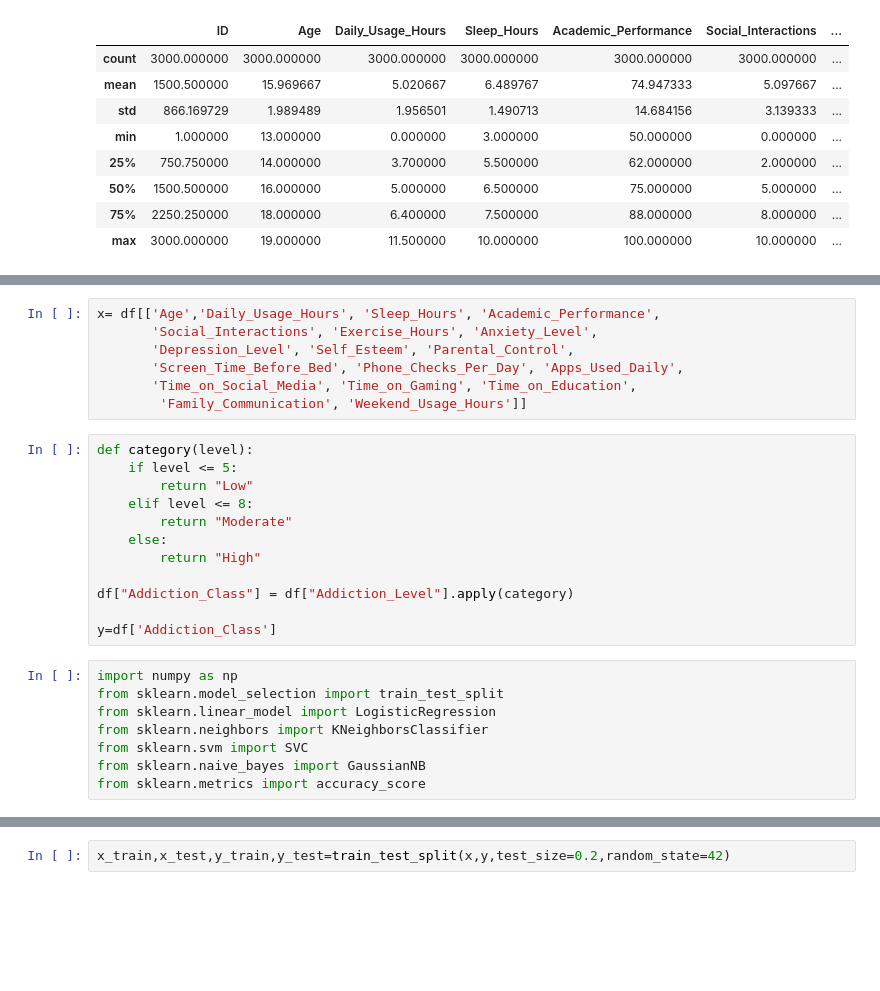
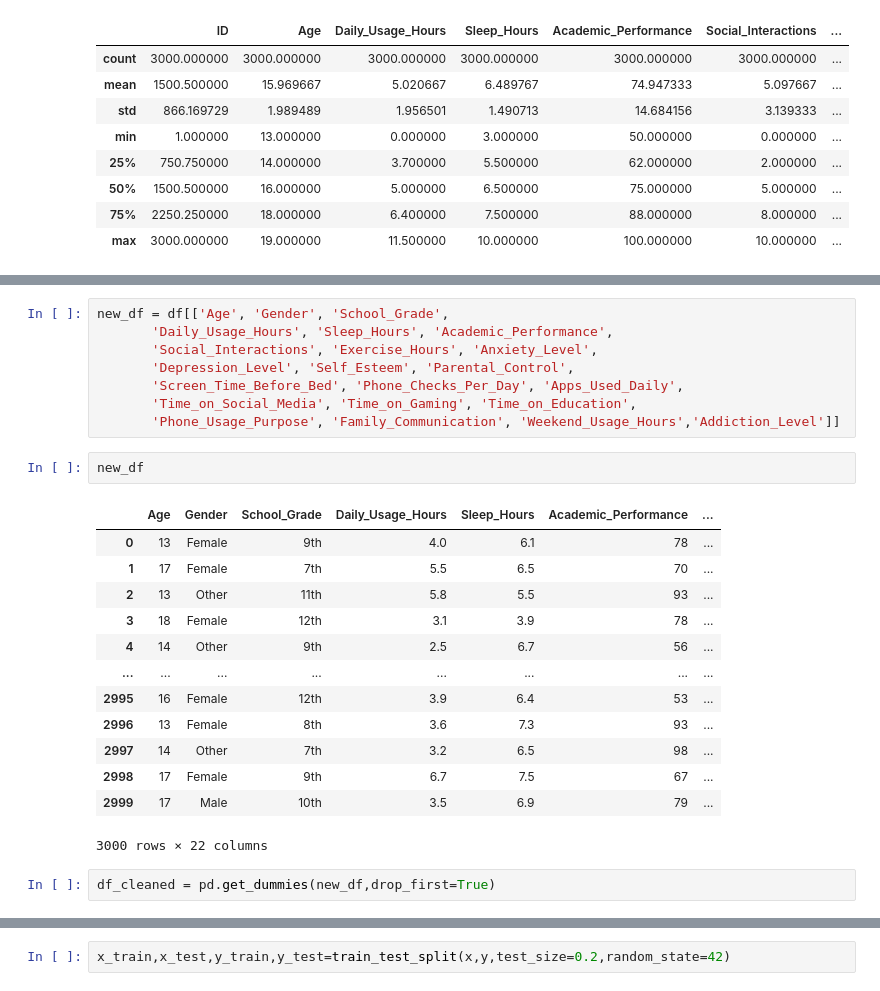
Before and after one commit to sagarbobade336/Machine-learning, a Jupyter notebook: teen_phone_addiction_model.ipynb, the cells around one changed output, grey strips where cells are left out. Drawn from its saved outputs; the diff is of its cells as text; blank space fills up the shorter version.

```diff
--- a/teen_phone_addiction_model.ipynb
+++ b/teen_phone_addiction_model.ipynb
@@ -84,27 +77,26 @@ df.head(5)
 # %%
-x= df[['Age','Daily_Usage_Hours', 'Sleep_Hours', 'Academic_Performance',
+new_df = df[['Age', 'Gender', 'School_Grade',
+       'Daily_Usage_Hours', 'Sleep_Hours', 'Academic_Performance',
        'Social_Interactions', 'Exercise_Hours', 'Anxiety_Level',
        'Depression_Level', 'Self_Esteem', 'Parental_Control',
        'Screen_Time_Before_Bed', 'Phone_Checks_Per_Day', 'Apps_Used_Daily',
        'Time_on_Social_Media', 'Time_on_Gaming', 'Time_on_Education',
-        'Family_Communication', 'Weekend_Usage_Hours']]
+       'Phone_Usage_Purpose', 'Family_Communication', 'Weekend_Usage_Hours','Addiction_Level']]
-# %%
-def category(level):
-    if level <= 5:
-        return "Low"
-    elif level <= 8:
-        return "Moderate"
-    else:
-        return "High"
-
-df["Addiction_Class"] = df["Addiction_Level"].apply(category)
-
-y=df['Addiction_Class']
-# %%
-import numpy as np
-from sklearn.model_selection import train_test_split
-from sklearn.linear_model import LogisticRegression
-from sklearn.neighbors import KNeighborsClassifier
-from sklearn.svm import SVC
-from sklearn.naive_bayes import GaussianNB
-from sklearn.metrics import accuracy_score
+# %%
+new_df
+# %% [output]
+|  | Age | Gender | School_Grade | Daily_Usage_Hours | Sleep_Hours | Academic_Performance | ... |
+| 0 | 13 | Female | 9th | 4.0 | 6.1 | 78 | ... |
+| 1 | 17 | Female | 7th | 5.5 | 6.5 | 70 | ... |
+| 2 | 13 | Other | 11th | 5.8 | 5.5 | 93 | ... |
+| 3 | 18 | Female | 12th | 3.1 | 3.9 | 78 | ... |
+| 4 | 14 | Other | 9th | 2.5 | 6.7 | 56 | ... |
+| ... | ... | ... | ... | ... | ... | ... | ... |
+| 2995 | 16 | Female | 12th | 3.9 | 6.4 | 53 | ... |
+| 2996 | 13 | Female | 8th | 3.6 | 7.3 | 93 | ... |
+| 2997 | 14 | Other | 7th | 3.2 | 6.5 | 98 | ... |
+| 2998 | 17 | Female | 9th | 6.7 | 7.5 | 67 | ... |
+| 2999 | 17 | Male | 10th | 3.5 | 6.9 | 79 | ... |
+3000 rows × 22 columns
+# %%
+df_cleaned = pd.get_dummies(new_df,drop_first=True)
```
Also changed, not shown: parts of 31 cells of this notebook.
